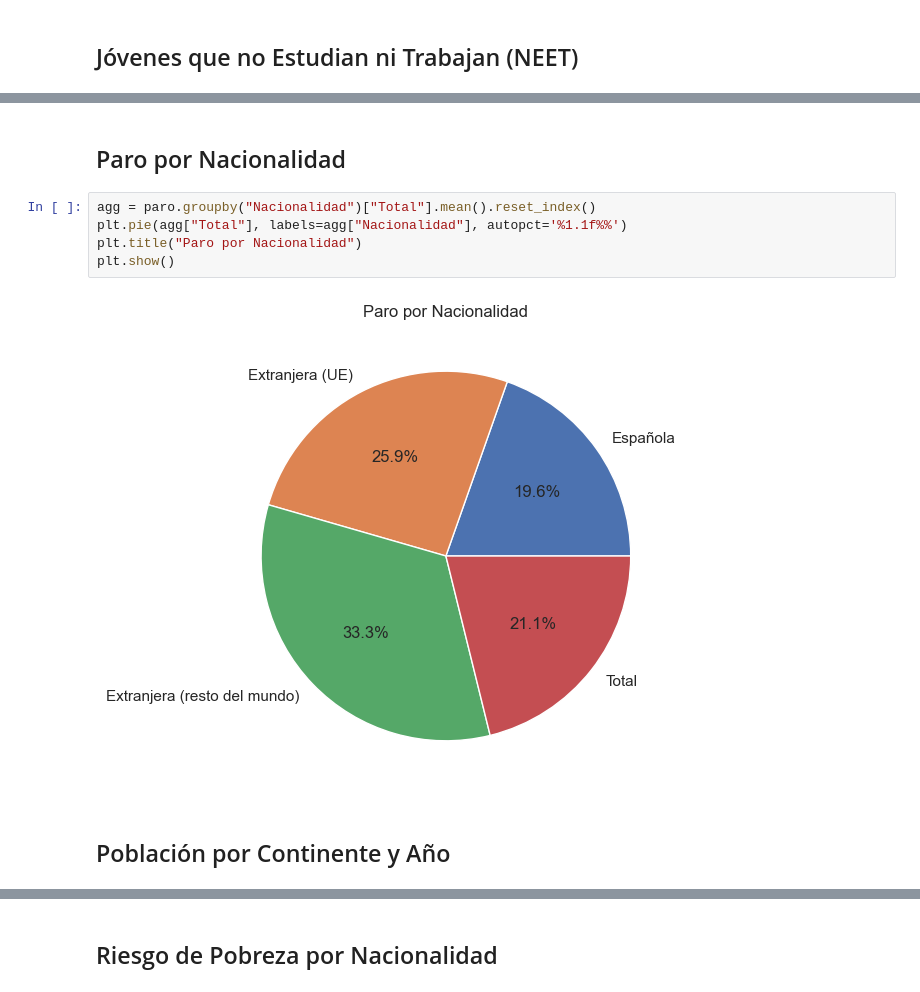
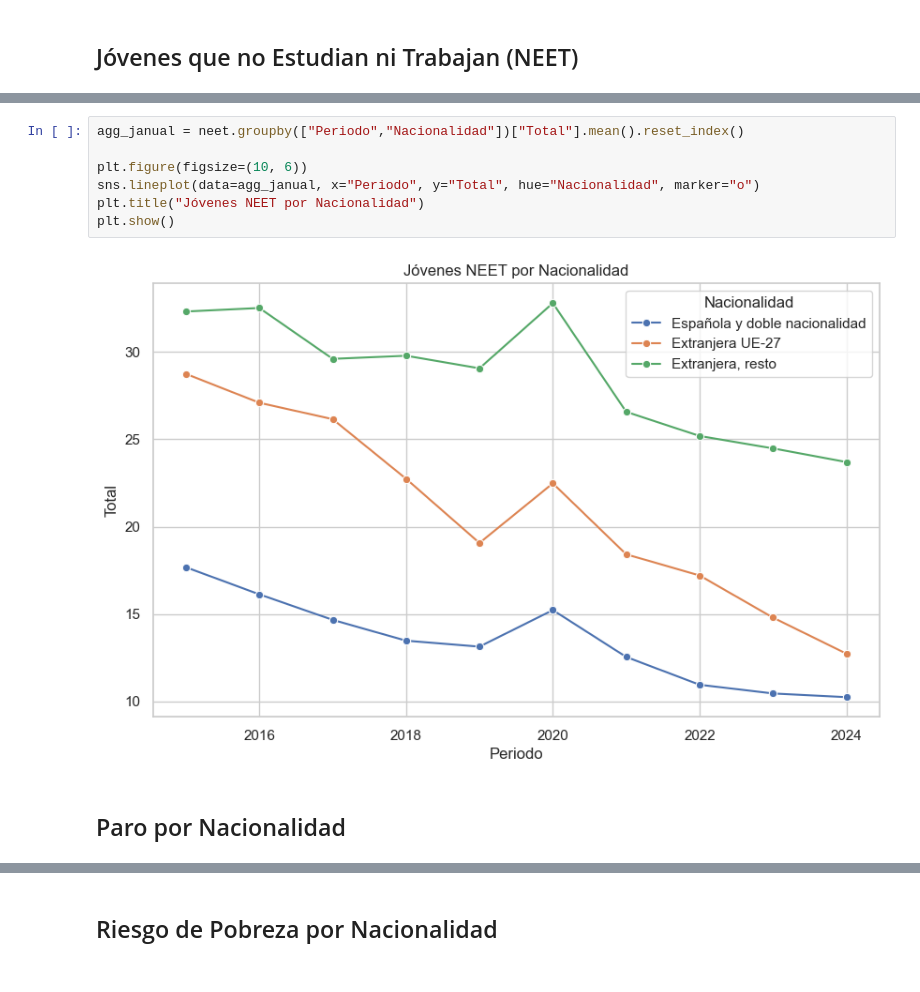
Before and after one commit to Danielcris97/EDA, a Jupyter notebook: notebook/EDA.ipynb, the cells around one changed output, grey strips where cells are left out. Cells and saved outputs as stored; diff of their text form.

```diff
--- a/notebook/EDA.ipynb
+++ b/notebook/EDA.ipynb
@@ -412,14 +433,14 @@ plt.title("Jóvenes NEET por Nacionalidad")
 plt.show()
 # %% [output]
 [figure]
+# %%
+agg_janual = neet.groupby(["Periodo","Nacionalidad"])["Total"].mean().reset_index()
+
+plt.figure(figsize=(10, 6))
+sns.lineplot(data=agg_janual, x="Periodo", y="Total", hue="Nacionalidad", marker="o")
+plt.title("Jóvenes NEET por Nacionalidad")
+plt.show()
+# %% [output]
+[figure, added]
 # %% [markdown]
 ## Paro por Nacionalidad
-# %%
-agg = paro.groupby("Nacionalidad")["Total"].mean().reset_index()
-plt.pie(agg["Total"], labels=agg["Nacionalidad"], autopct='%1.1f%%')
-plt.title("Paro por Nacionalidad")
-plt.show()
-# %% [output]
-[figure, removed]
-# %% [markdown]
-## Población por Continente y Año
```
Also changed, not shown: parts of 12 cells of this notebook, 8 other files.
